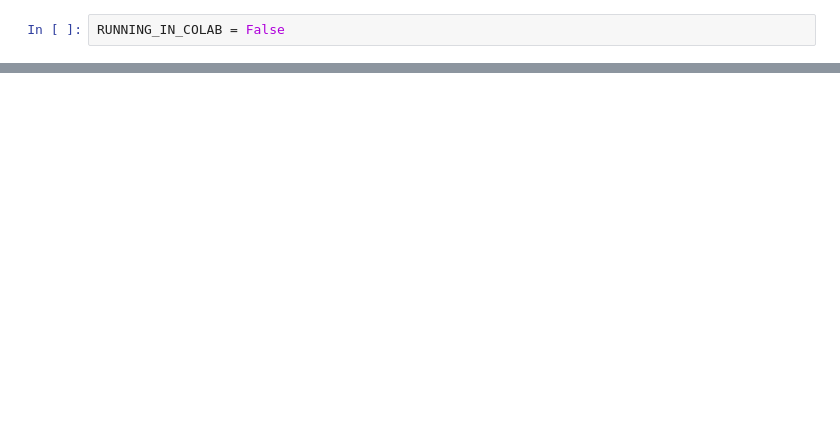
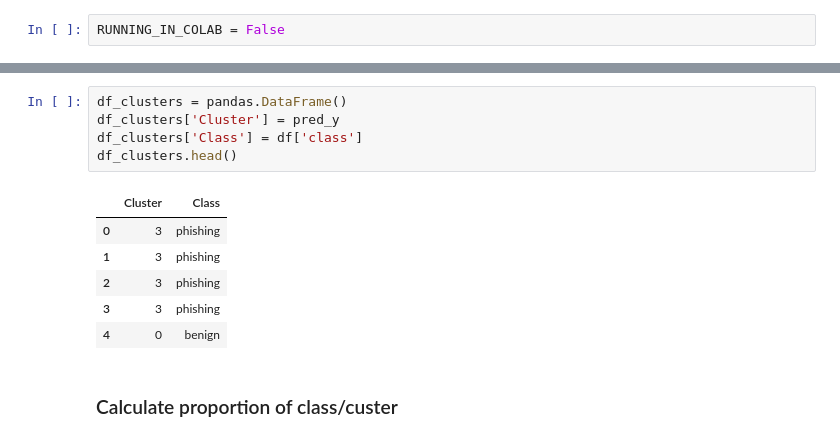
Before and after one commit to ChristianDPO/CDS-CI1030-ATIVIDADES, a Jupyter notebook: tarefa_4/src/Clustering.ipynb, the cells around one changed output, grey strips where cells are left out. Cells and saved outputs as stored; diff of their text form; blank space fills up the shorter version.

```diff
--- a/tarefa_4/src/Clustering.ipynb
+++ b/tarefa_4/src/Clustering.ipynb
@@ -167,0 +150,14 @@ print(df_clusters)
+# %%
+df_clusters = pandas.DataFrame()
+df_clusters['Cluster'] = pred_y
+df_clusters['Class'] = df['class']
+df_clusters.head()
+# %% [output]
+|  | Cluster | Class |
+| 0 | 3 | phishing |
+| 1 | 3 | phishing |
+| 2 | 3 | phishing |
+| 3 | 3 | phishing |
+| 4 | 0 | benign |
+# %% [markdown]
+### Calculate proportion of class/custer
```
Also changed, not shown: parts of 23 cells of this notebook, 3 other files.
